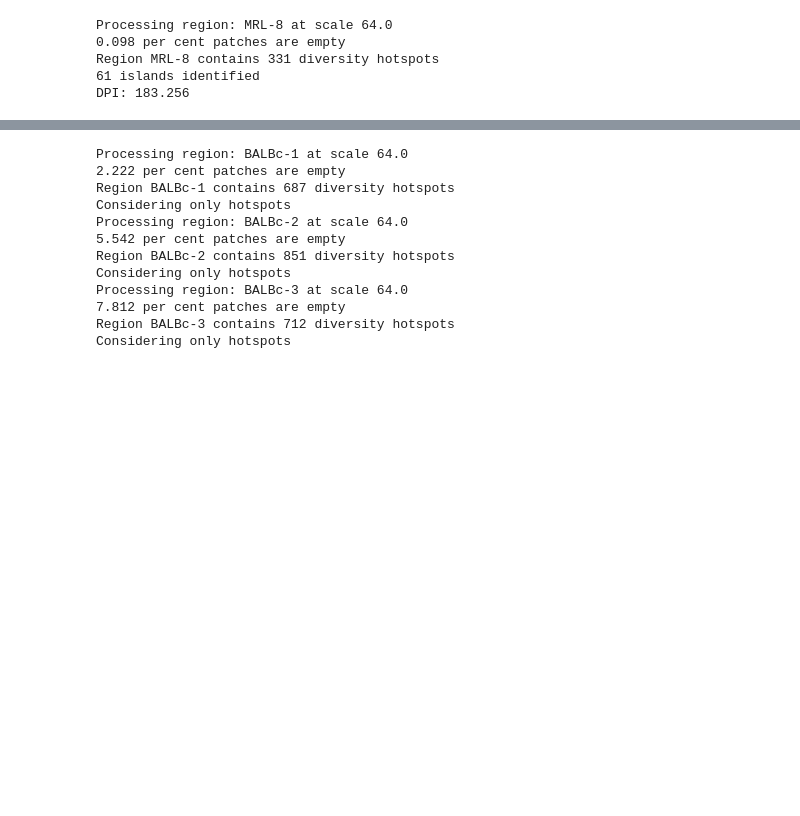
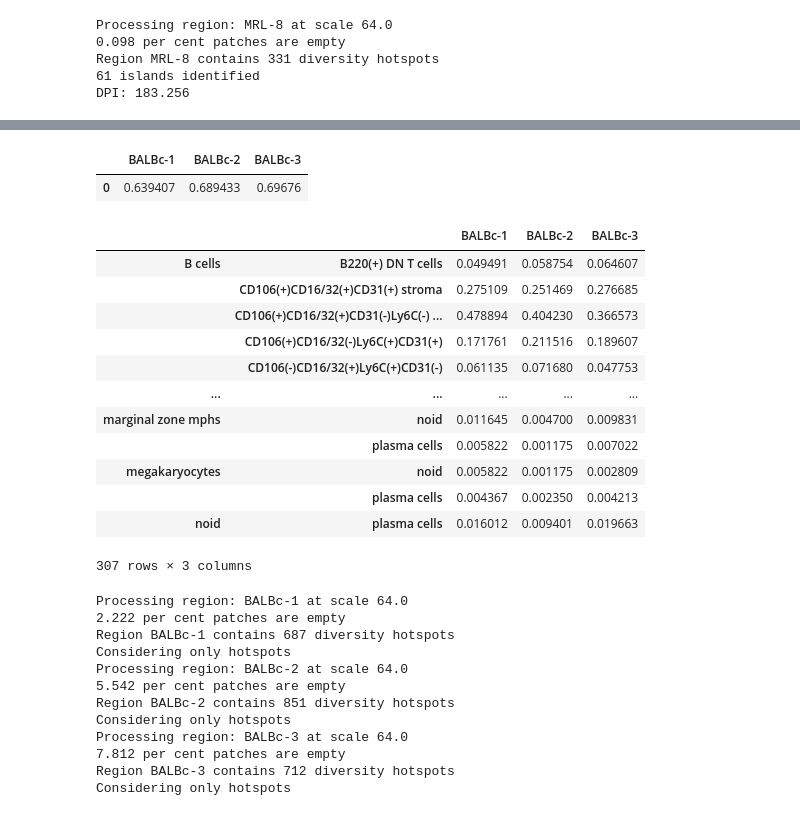
Before and after one commit to Feanor007/MESA, a Jupyter notebook: docs/notebooks/tutorials/MESA_Tutorials.ipynb, the cells around one changed output, grey strips where cells are left out. Drawn from its saved outputs; the diff is of its cells as text; code cells hidden in the pictures; blank space fills up the shorter version.

```diff
--- a/docs/notebooks/tutorials/MESA_Tutorials.ipynb
+++ b/docs/notebooks/tutorials/MESA_Tutorials.ipynb
@@ -162,0 +228,22 @@ DPI: 183.256
+# %%
+# Identify cellular frequency and cell co-occurrence in all samples
+total_merged_series = []
+
+cellfreq_results_mice = []
+GDI_results = []
+
+cooccurrence_freq_results = []
+cooccurrence_freq_results_mice = []
+
+for library, library_name in zip(library_ids, library_names):
+    total_cellfreq_dict, GDIs, spot_cooccurrence_dict = eco.diversity_clustering(spatial_data=adata,
+                                                                                 scale=64.0,
+                                                                                 library_key='sample',
+                                                                                 library_ids=library,
+                                                                                 spatial_key='spatial',
+                                                                                 cluster_key='cell_type',
+                                                                                 hotspot=Hot,
+                                                                                 top=None,
+                                                                                 selected_comb=None,
+                                                                                 restricted=False,
+                                                                                 metric='Shannon Diversity')
@@ -163,3 +263,24 @@ DPI: 183.256
+# %%
+pd.DataFrame(GDIs)
+# %% [output]
+|  | BALBc-1 | BALBc-2 | BALBc-3 |
+| 0 | 0.639407 | 0.689433 | 0.69676 |
+# %%
+pd.DataFrame(spot_cooccurrence_dict)
+# %% [output]
+|  |  | BALBc-1 | BALBc-2 | BALBc-3 |
+| B cells | B220(+) DN T cells | 0.049491 | 0.058754 | 0.064607 |
+|  | CD106(+)CD16/32(+)CD31(+) stroma | 0.275109 | 0.251469 | 0.276685 |
+|  | CD106(+)CD16/32(+)CD31(-)Ly6C(-) ... | 0.478894 | 0.404230 | 0.366573 |
+|  | CD106(+)CD16/32(-)Ly6C(+)CD31(+) | 0.171761 | 0.211516 | 0.189607 |
+|  | CD106(-)CD16/32(+)Ly6C(+)CD31(-) | 0.061135 | 0.071680 | 0.047753 |
+| ... | ... | ... | ... | ... |
+| marginal zone mphs | noid | 0.011645 | 0.004700 | 0.009831 |
+|  | plasma cells | 0.005822 | 0.001175 | 0.007022 |
+| megakaryocytes | noid | 0.005822 | 0.001175 | 0.002809 |
+|  | plasma cells | 0.004367 | 0.002350 | 0.004213 |
+| noid | plasma cells | 0.016012 | 0.009401 | 0.019663 |
+307 rows × 3 columns
 # %%
 # Identify cellular frequency and cell co-occurrence in all samples
 Hot = True
```
Also changed, not shown: parts of 7 cells of this notebook, 1 other file.
